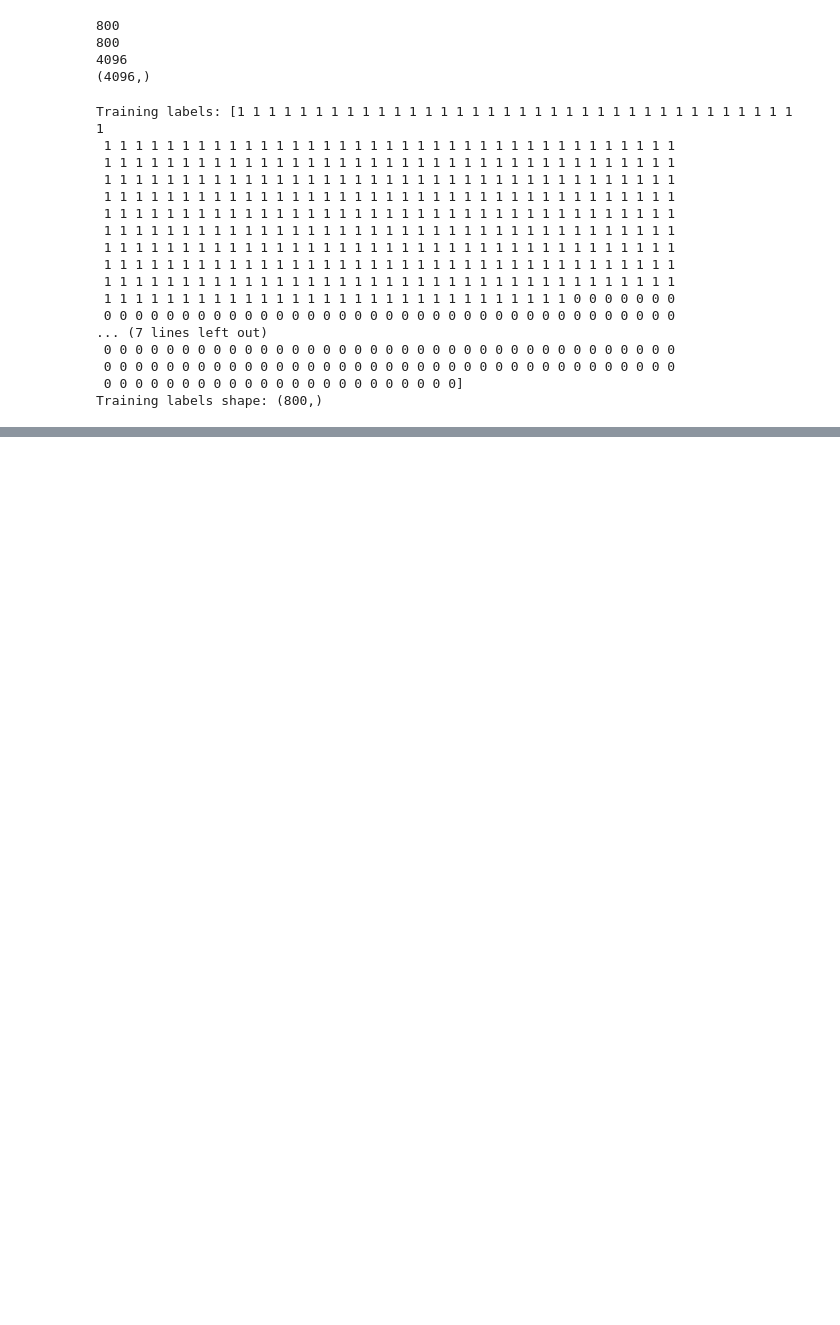
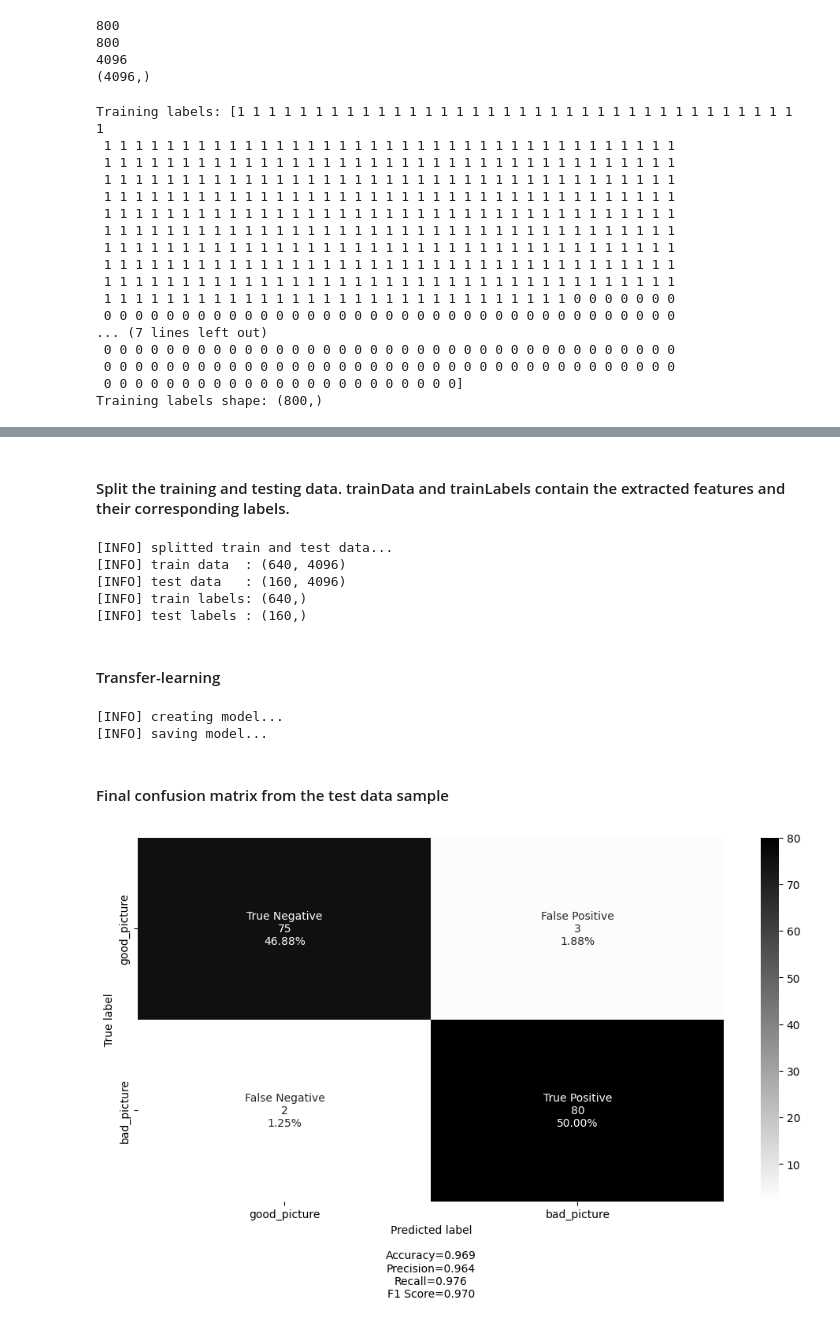
Before and after one commit to catherinechia/deeplearning-multimodal-neural-network, a Jupyter notebook: demo/preprocessing_images.ipynb, the cells around one changed output, grey strips where cells are left out. Drawn from its saved outputs; the diff is of its cells as text; code cells hidden in the pictures; blank space fills up the shorter version.

Commit message:
Updated classifier for image cleaner

```diff
--- a/demo/preprocessing_images.ipynb
+++ b/demo/preprocessing_images.ipynb
@@ -328,0 +382,53 @@ End time - 2023-07-19 17:43
+# %% [markdown]
+#### Split the training and testing data. trainData and trainLabels contain the extracted features and their corresponding labels.
+# %%
+# split the training and testing data. trainData and trainLabels contain the extracted features and their corresponding labels.
+(trainData, testData, trainLabels, testLabels) = train_test_split(np.array(features),
+                                                                  np.array(labels),
+                                                                  test_size=test_size,
+                                                                  random_state=seed)
+
+print ("[INFO] splitted train and test data...")
+print ("[INFO] train data  : {}".format(trainData.shape))
+print ("[INFO] test data   : {}".format(testData.shape))
+print ("[INFO] train labels: {}".format(trainLabels.shape))
+print ("[INFO] test labels : {}".format(testLabels.shape))
+# %% [output]
+[INFO] splitted train and test data...
+[INFO] train data  : (640, 4096)
+[INFO] test data   : (160, 4096)
+[INFO] train labels: (640,)
+[INFO] test labels : (160,)
+# %% [markdown]
+#### Transfer-learning
+# %%
+# Use logistic regression as the model
+print ("[INFO] creating model...")
+model = LogisticRegression(max_iter=5500)
+
+# Fit (train) the logistic regression model with the training data and labels
+model.fit(trainData, trainLabels)
+
+# evaluate the model of test data
+preds = model.predict(testData)
+
+# dump classifier to file
+print ("[INFO] saving model...")
+pickle.dump(model, open(classifier_path, 'wb'))
+# %% [output]
+[INFO] creating model...
+[INFO] saving model...
+# %% [markdown]
+#### Final confusion matrix from the test data sample
+# %%
+# plot the confusion matrix
+cm = confusion_matrix(testLabels, preds)
+
+categories = ['good_picture', 'bad_picture']
+labels = ['True Negative','False Positive','False Negative','True Positive']
+make_confusion_matrix(cm, figsize=(12,6),
+                      group_names=labels,
+                      categories=categories,
+                      cmap='binary')
+# %% [output]
+[figure, added]
```
Also changed, not shown: parts of 9 cells of this notebook.
